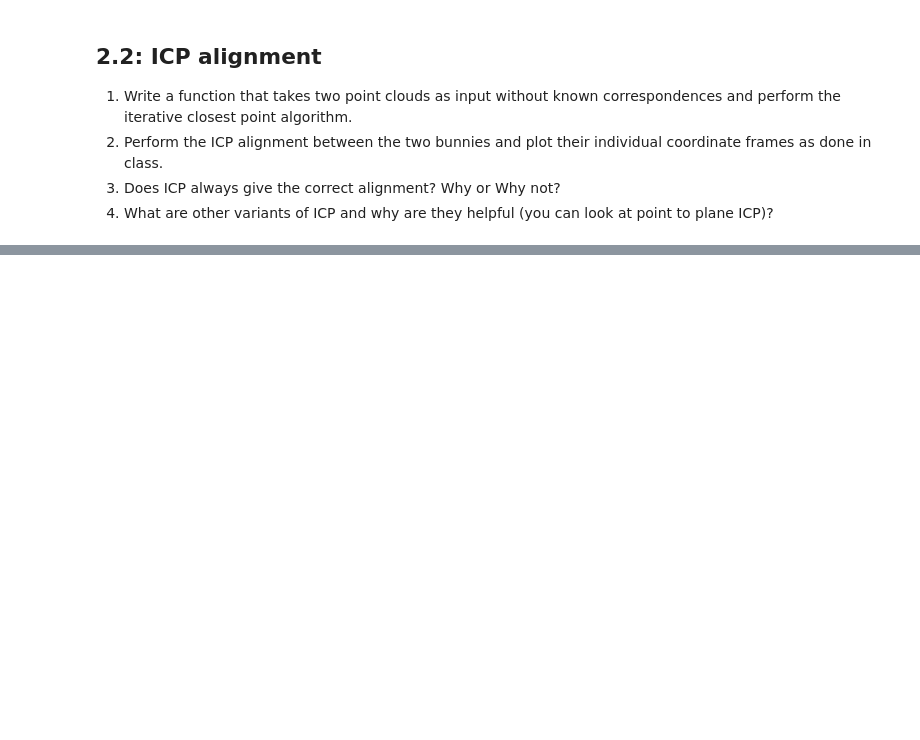
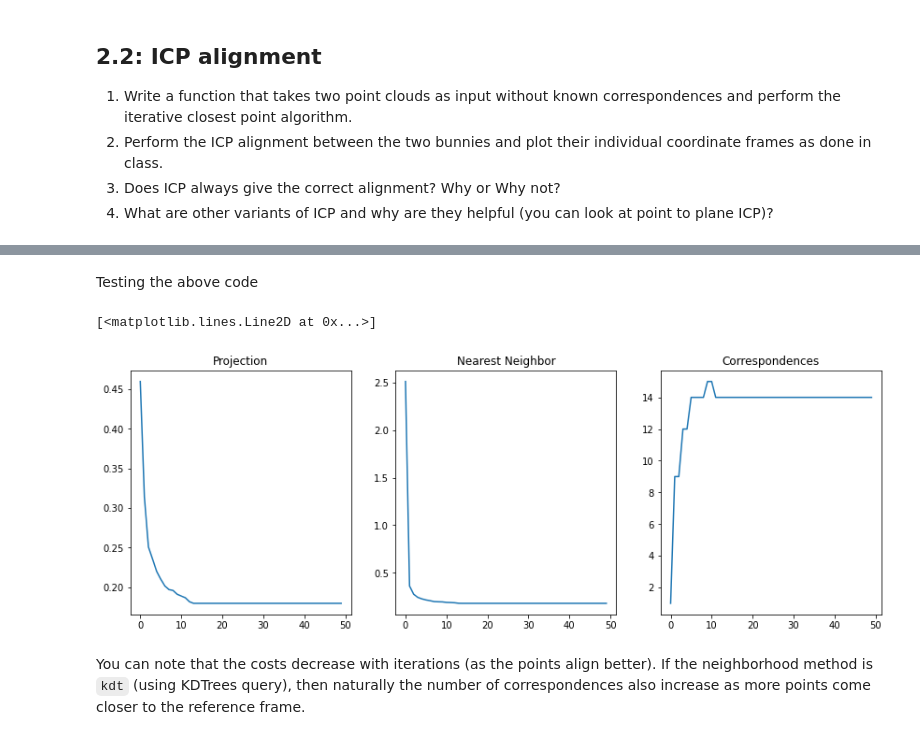
Before and after one commit to TheProjectsGuy/MR21-CS7.503, a Jupyter notebook: Assignments/MR2021-Assignment-3/Assignment-3.ipynb, the cells around one changed output, grey strips where cells are left out. Saved outputs shown, nothing was run; the diff lists cells and outputs as text; code cells hidden in the pictures; blank space fills up the shorter version.

```diff
--- a/Assignments/MR2021-Assignment-3/Assignment-3.ipynb
+++ b/Assignments/MR2021-Assignment-3/Assignment-3.ipynb
@@ -869,0 +1073,32 @@ Now that we have the best $\mathbf{R}$ for the given $\mathbf{t}$, we can improv
+# %% [markdown]
+Testing the above code
+# %%
+pcB = rng.uniform(0, 1, (3, 30))
+R_real = np.array([     # Try any rotation matrix
+    [0.1559436947653744, -0.6984559986366083, 0.6984559986366083],
+    [0.6984559986366083, 0.5779718473826871, 0.4220281526173128],
+    [-0.6984559986366083, 0.4220281526173128, 0.5779718473826871]
+])
+t_real = np.array(rng.uniform(-2, 2, 3)).reshape(3, 1)
+pcA = R_real @ pcB + t_real
+# To prevent cheating, shuffle points
+rng.shuffle(pcB.T)
+# %%
+# Find transforms
+tf_A_B, logs = iter_icp_nn_pcalign(pcA, pcB, 50, "kdt")
+tf_B_A = inv_tf(tf_A_B)
+plt.figure(1, (14.4, 4.8))
+plt.subplot(131)
+plt.title("Projection")
+plt.plot(logs["p_dist"])
+plt.subplot(132)
+plt.title("Nearest Neighbor")
+plt.plot(logs["nn_dist"])
+plt.subplot(133)
+plt.title("Correspondences")
+plt.plot(logs["nuc"])
+# %% [output]
+[<matplotlib.lines.Line2D at 0x...>]
+[figure, added]
+# %% [markdown]
+You can note that the costs decrease with iterations (as the points align better). If the neighborhood method is `kdt` (using KDTrees query), then naturally the number of correspondences also increase as more points come closer to the reference frame.
```
Also changed, not shown: parts of 24 cells of this notebook, 4 other files.
